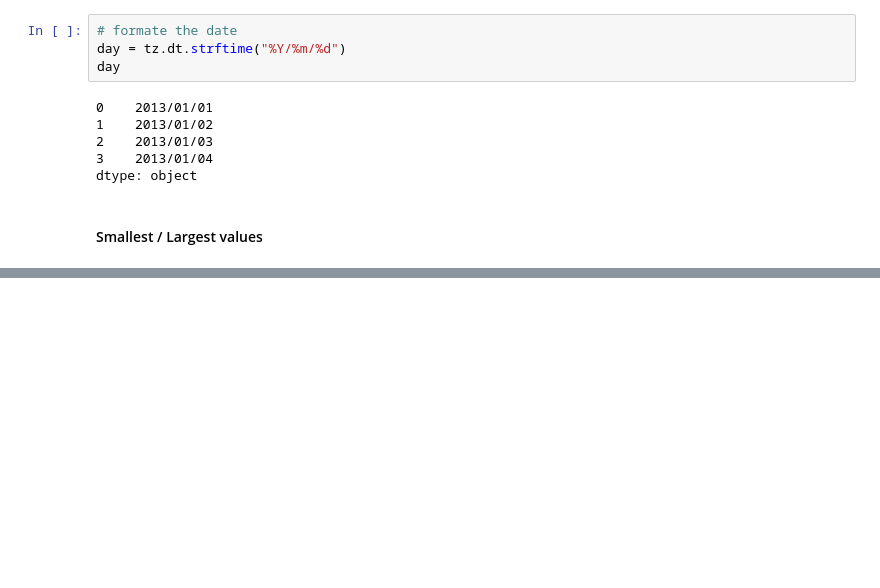
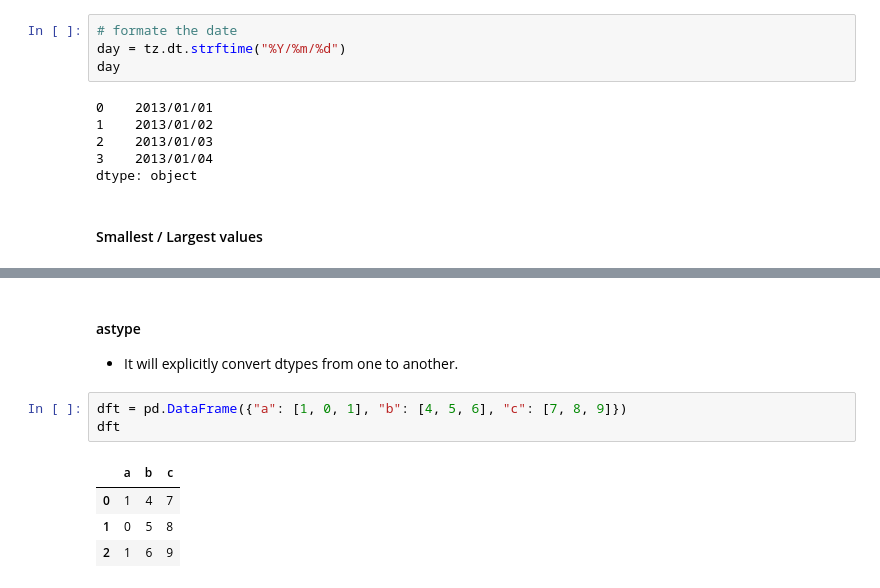
Before and after one commit to KumudithaSilva/pandas-data-science, a Jupyter notebook: Pandas.ipynb, the cells around one changed output, grey strips where cells are left out. Saved outputs shown, nothing was run; the diff lists cells and outputs as text; blank space fills up the shorter version.

Commit message:
astype

```diff
--- a/Pandas.ipynb
+++ b/Pandas.ipynb
@@ -761 +761,13 @@ day_series.nlargest()
 dtype: int64
+# %% [markdown]
+#### astype
+
+- It will explicitly convert dtypes from one to another.
+# %%
+dft = pd.DataFrame({"a": [1, 0, 1], "b": [4, 5, 6], "c": [7, 8, 9]})
+dft
+# %% [output]
+|  | a | b | c |
+| 0 | 1 | 4 | 7 |
+| 1 | 0 | 5 | 8 |
+| 2 | 1 | 6 | 9 |
```
Also changed, not shown: parts of 28 cells of this notebook.
